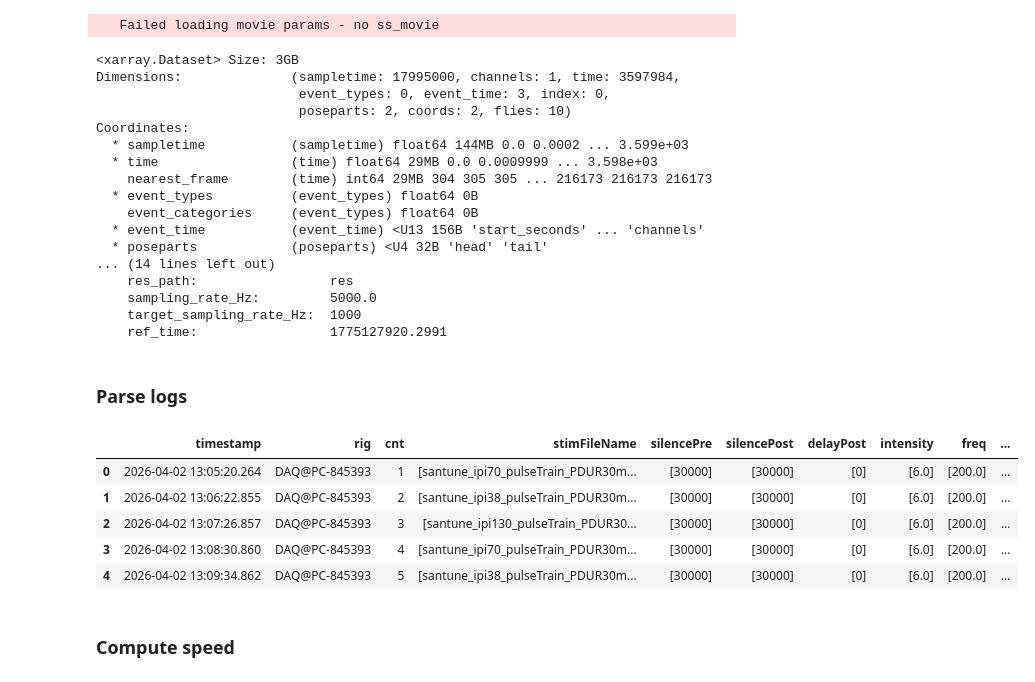
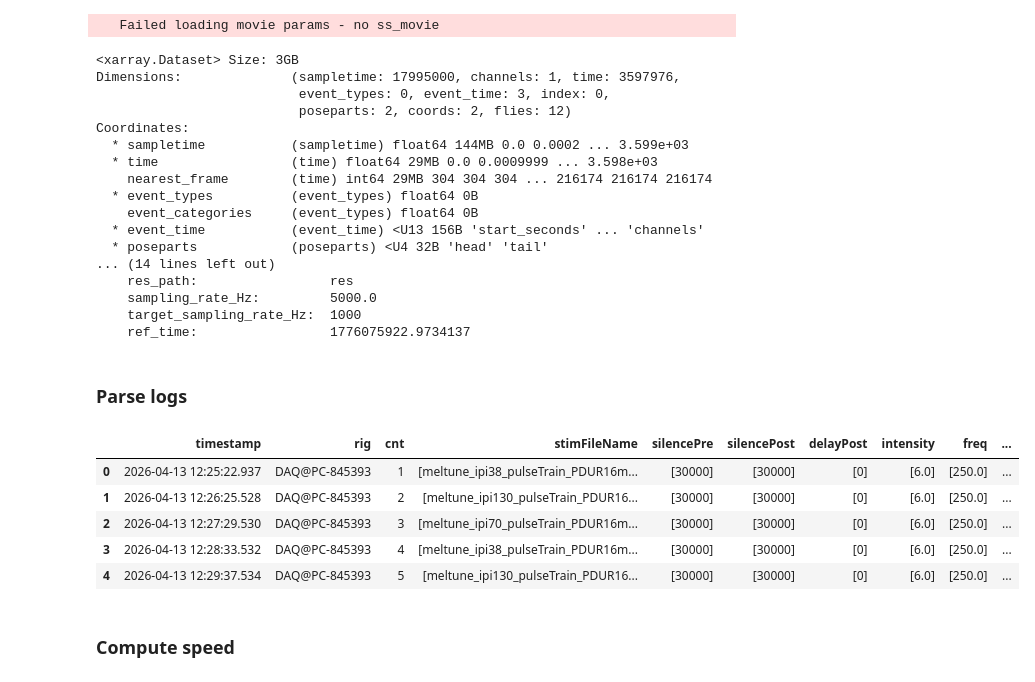
Before and after one commit to janclemenslab/snakemake-workflows, a Jupyter notebook: wrappers/pb_speed/scratch.ipynb, the cells around one changed output. Saved outputs shown, nothing was run; the diff lists cells and outputs as text; code cells hidden in the pictures.

```diff
--- a/wrappers/pb_speed/scratch.ipynb
+++ b/wrappers/pb_speed/scratch.ipynb
@@ -10,9 +11,9 @@ from tools import parse_log_file
 
 plt.style.use('ncb.mplstyle')
 # %%
-datename='localhost-20260402_130508'
+datename='localhost-20260413_122510'
 root='/Volumes/agauneu/#Data/playback'
-suffix = '_2' # or ''
+suffix = ''  # '_2' # or ''
 
 ds = xb.assemble(datename=datename, root=root, target_sampling_rate=1_000, resample_video_data=True, filepath_poses=f"{root}/res/{datename}/{datename}{suffix}_sleap.h5", filepath_video=f"{root}/res/{datename}/{datename}{suffix}_sleap.h5")
 nb_flies = len(ds.flies)
@@ -20,13 +21,13 @@ ds
 # %% [output]
    Failed loading movie params - no ss_movie
 <xarray.Dataset> Size: 3GB
-Dimensions:              (sampletime: 17995000, channels: 1, time: 3597984,
+Dimensions:              (sampletime: 17995000, channels: 1, time: 3597976,
                           event_types: 0, event_time: 3, index: 0,
-                          poseparts: 2, coords: 2, flies: 10)
+                          poseparts: 2, coords: 2, flies: 12)
 Coordinates:
   * sampletime           (sampletime) float64 144MB 0.0 0.0002 ... 3.599e+03
   * time                 (time) float64 29MB 0.0 0.0009999 ... 3.598e+03
-    nearest_frame        (time) int64 29MB 304 305 305 ... 216173 216173 216173
+    nearest_frame        (time) int64 29MB 304 304 304 ... 216174 216174 216174
   * event_types          (event_types) float64 0B
     event_categories     (event_types) float64 0B
   * event_time           (event_time) <U13 156B 'start_seconds' ... 'channels'
@@ -35,20 +36,20 @@ Coordinates:
     res_path:                 res
     sampling_rate_Hz:         5000.0
     target_sampling_rate_Hz:  1000
-    ref_time:                 1775127920.2991
+    ref_time:                 1776075922.9734137
 # %% [markdown]
 ### Parse logs
 # %%
-logs = parse_log_file(f"{root}/dat/{datename}/{datename}_daq.log")
+logs = parse_log_file(Path(f"{root}/dat/{datename}/{datename}_daq.log"))
 stim_names = [s[0] for s in logs['stimFileName']]
 logs.head()
 # %% [output]
 |  | timestamp | rig | cnt | stimFileName | silencePre | silencePost | delayPost | intensity | freq | ... |
-| 0 | 2026-04-02 13:05:20.264 | DAQ@PC-845393 | 1 | [santune_ipi70_pulseTrain_PDUR30m... | [30000] | [30000] | [0] | [6.0] | [200.0] | ... |
-| 1 | 2026-04-02 13:06:22.855 | DAQ@PC-845393 | 2 | [santune_ipi38_pulseTrain_PDUR30m... | [30000] | [30000] | [0] | [6.0] | [200.0] | ... |
-| 2 | 2026-04-02 13:07:26.857 | DAQ@PC-845393 | 3 | [santune_ipi130_pulseTrain_PDUR30... | [30000] | [30000] | [0] | [6.0] | [200.0] | ... |
-| 3 | 2026-04-02 13:08:30.860 | DAQ@PC-845393 | 4 | [santune_ipi70_pulseTrain_PDUR30m... | [30000] | [30000] | [0] | [6.0] | [200.0] | ... |
-| 4 | 2026-04-02 13:09:34.862 | DAQ@PC-845393 | 5 | [santune_ipi38_pulseTrain_PDUR30m... | [30000] | [30000] | [0] | [6.0] | [200.0] | ... |
+| 0 | 2026-04-13 12:25:22.937 | DAQ@PC-845393 | 1 | [meltune_ipi38_pulseTrain_PDUR16m... | [30000] | [30000] | [0] | [6.0] | [250.0] | ... |
+| 1 | 2026-04-13 12:26:25.528 | DAQ@PC-845393 | 2 | [meltune_ipi130_pulseTrain_PDUR16... | [30000] | [30000] | [0] | [6.0] | [250.0] | ... |
+| 2 | 2026-04-13 12:27:29.530 | DAQ@PC-845393 | 3 | [meltune_ipi70_pulseTrain_PDUR16m... | [30000] | [30000] | [0] | [6.0] | [250.0] | ... |
+| 3 | 2026-04-13 12:28:33.532 | DAQ@PC-845393 | 4 | [meltune_ipi38_pulseTrain_PDUR16m... | [30000] | [30000] | [0] | [6.0] | [250.0] | ... |
+| 4 | 2026-04-13 12:29:37.534 | DAQ@PC-845393 | 5 | [meltune_ipi130_pulseTrain_PDUR16... | [30000] | [30000] | [0] | [6.0] | [250.0] | ... |
 # %% [markdown]
 ### Compute speed
 # %%
```
Also changed, not shown: parts of 10 cells of this notebook, 18 other files.
